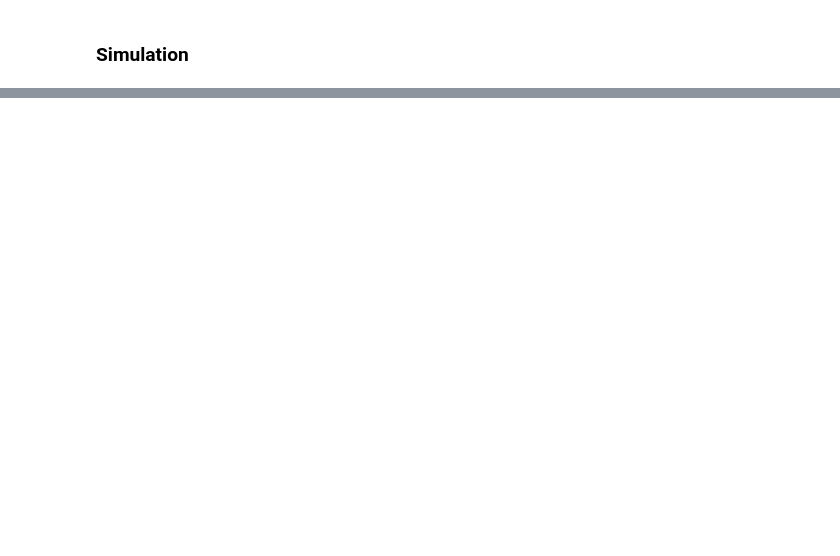
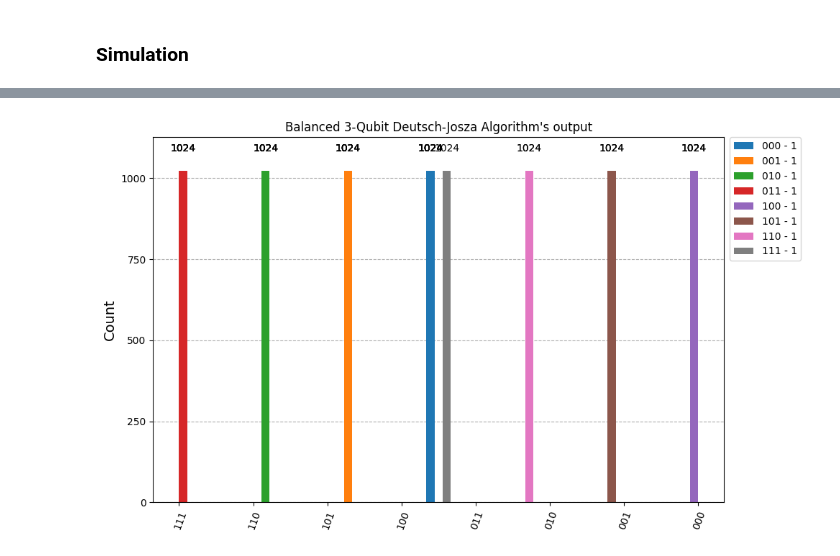
Before and after one commit to Yedi278/Quantum-Simulations, a Jupyter notebook: lezioni/lezione_3/deutsch-jozsa.ipynb, the cells around one changed output, grey strips where cells are left out. Drawn from its saved outputs; the diff is of its cells as text; code cells hidden in the pictures; blank space fills up the shorter version.

```diff
--- a/lezioni/lezione_3/deutsch-jozsa.ipynb
+++ b/lezioni/lezione_3/deutsch-jozsa.ipynb
@@ -121,0 +115,23 @@ plot_histogram(counts, legend=lables, sort='value', figsize=(10, 5), bar_labels=
+# %%
+legends = []
+backend = AerSimulator(method='statevector')
+counts = []
+results = []
+
+ancilla_bit = 1
+
+for i in range(2**3):
+    print(f"Initial state configuration: {i:03b} - {ancilla_bit}")
+    init = [int(x) for x in f"{i:03b}"] + [ancilla_bit]
+
+    legends.append(f"{init[0]}{init[1]}{init[2]} - {ancilla_bit}")
+    qc = balanced_3_qb_dj_alg(init_states=init)
+
+    # print(qc.draw('text'))
+
+    qc = transpile(qc, backend=backend, optimization_level=0)
+    job = backend.run(qc, shots=1024)
+    result = job.result()
+    counts.append(result.get_counts(qc))
+
+    results.append(result.get_counts(qc))
@@ -121,0 +147,5 @@ plot_histogram(counts, legend=lables, sort='value', figsize=(10, 5), bar_labels=
+# %%
+plot_histogram(counts, title=f'Balanced 3-Qubit Deutsch-Josza Algorithm\'s output',
+               legend=legends, figsize=(10, 6), sort='desc' )
+# %% [output]
+[figure, added]
```
Also changed, not shown: parts of 16 cells of this notebook.
